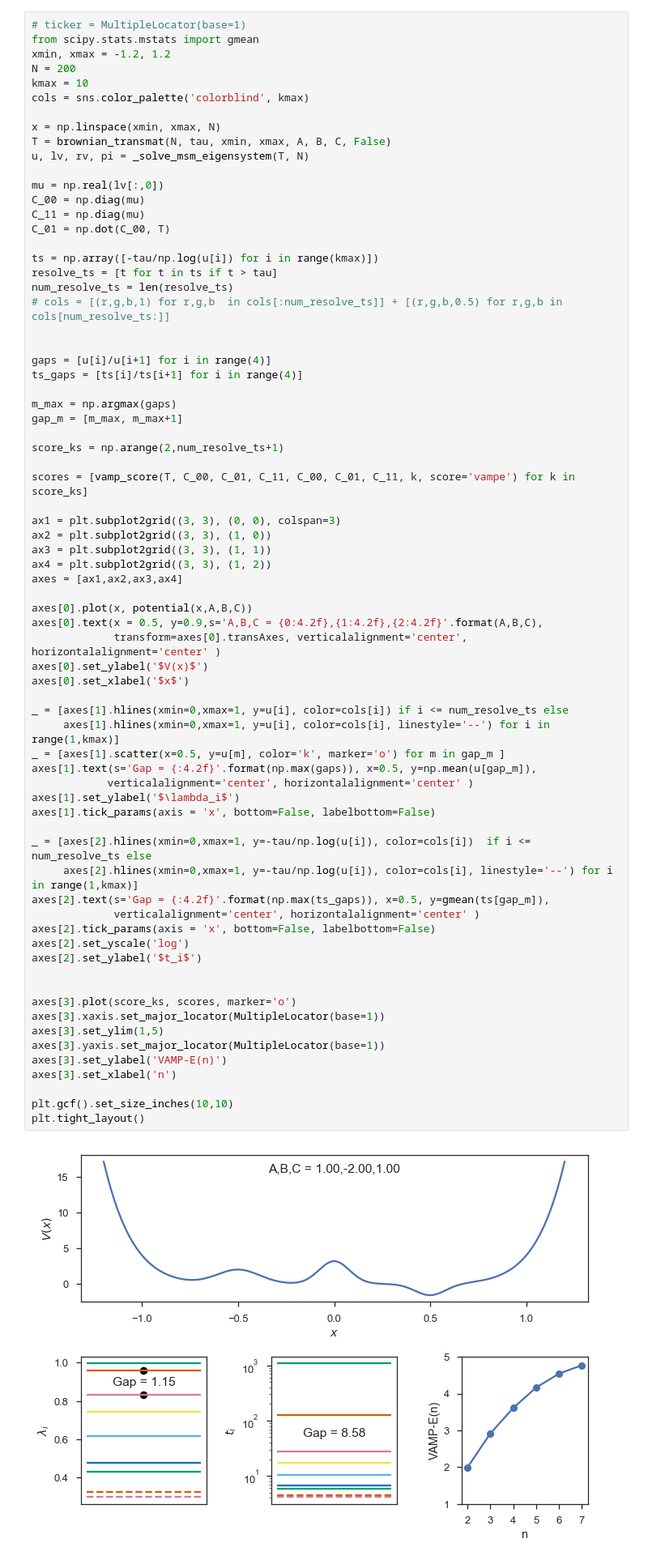
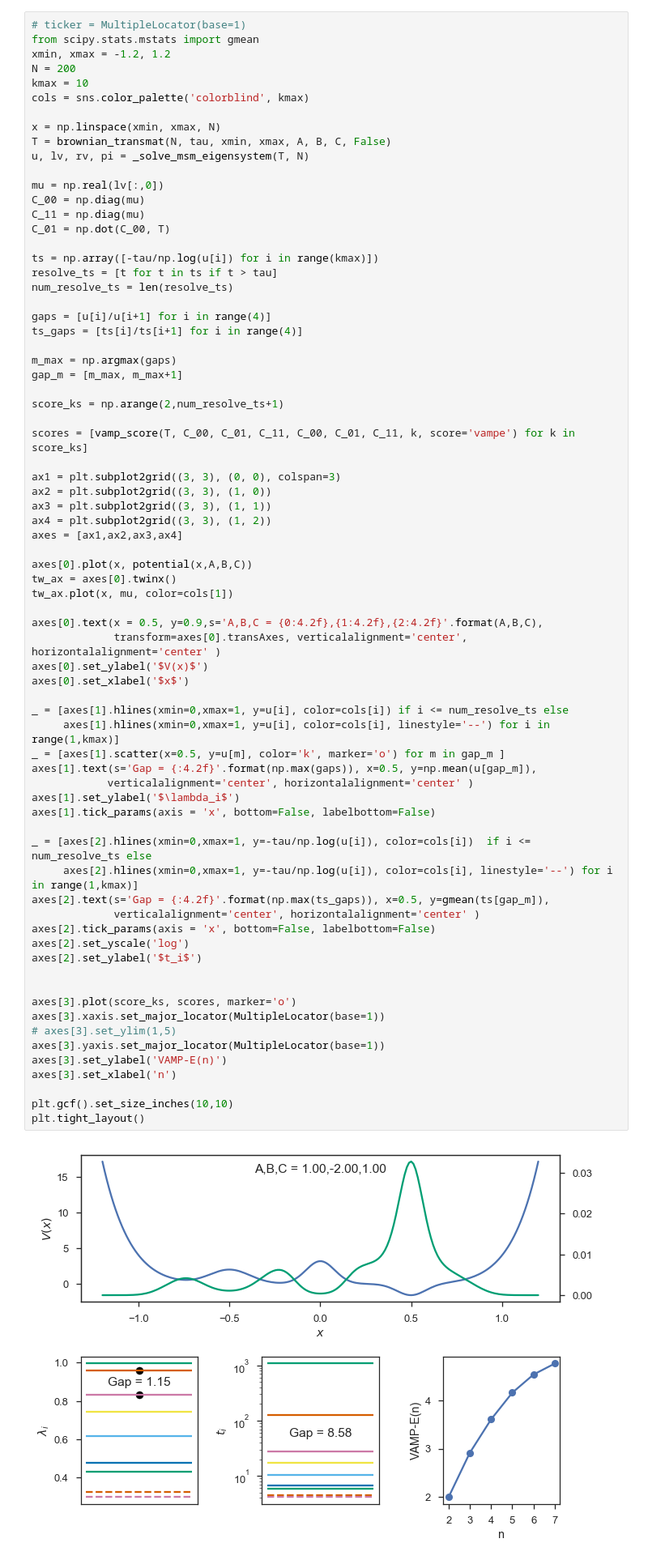
Before and after one commit to RobertArbon/four_well_analysis, a Jupyter notebook: Three-Four-Well-Selection/QuadWell Exact Values-Explorer.ipynb, the cells around one changed output. Shown: that part at 81% size. Saved outputs shown, nothing was run; the diff lists cells and outputs as text.

```diff
--- a/Three-Four-Well-Selection/QuadWell Exact Values-Explorer.ipynb
+++ b/Three-Four-Well-Selection/QuadWell Exact Values-Explorer.ipynb
@@ -116,8 +116,6 @@ C_01 = np.dot(C_00, T)
 ts = np.array([-tau/np.log(u[i]) for i in range(kmax)])
 resolve_ts = [t for t in ts if t > tau]
 num_resolve_ts = len(resolve_ts)
-# cols = [(r,g,b,1) for r,g,b  in cols[:num_resolve_ts]] + [(r,g,b,0.5) for r,g,b in cols[num_resolve_ts:]]
-
 
 gaps = [u[i]/u[i+1] for i in range(4)]
 ts_gaps = [ts[i]/ts[i+1] for i in range(4)]
@@ -136,39 +134,42 @@ ax4 = plt.subplot2grid((3, 3), (1, 2))
 axes = [ax1,ax2,ax3,ax4]
 
 axes[0].plot(x, potential(x,A,B,C))
+tw_ax = axes[0].twinx()
+tw_ax.plot(x, mu, color=cols[1])
+
 axes[0].text(x = 0.5, y=0.9,s='A,B,C = {0:4.2f},{1:4.2f},{2:4.2f}'.format(A,B,C),
              transform=axes[0].transAxes, verticalalignment='center', horizontalalignment='center' )
 axes[0].set_ylabel('$V(x)$')
 axes[0].set_xlabel('$x$')
 
 _ = [axes[1].hlines(xmin=0,xmax=1, y=u[i], color=cols[i]) if i <= num_resolve_ts else
      axes[1].hlines(xmin=0,xmax=1, y=u[i], color=cols[i], linestyle='--') for i in range(1,kmax)]
 _ = [axes[1].scatter(x=0.5, y=u[m], color='k', marker='o') for m in gap_m ]
 axes[1].text(s='Gap = {:4.2f}'.format(np.max(gaps)), x=0.5, y=np.mean(u[gap_m]),
             verticalalignment='center', horizontalalignment='center' )
 axes[1].set_ylabel('$\lambda_i$')
 axes[1].tick_params(axis = 'x', bottom=False, labelbottom=False)
 
 _ = [axes[2].hlines(xmin=0,xmax=1, y=-tau/np.log(u[i]), color=cols[i])  if i <= num_resolve_ts else
      axes[2].hlines(xmin=0,xmax=1, y=-tau/np.log(u[i]), color=cols[i], linestyle='--') for i in range(1,kmax)]
 axes[2].text(s='Gap = {:4.2f}'.format(np.max(ts_gaps)), x=0.5, y=gmean(ts[gap_m]),
              verticalalignment='center', horizontalalignment='center' )
 axes[2].tick_params(axis = 'x', bottom=False, labelbottom=False)
 axes[2].set_yscale('log')
 axes[2].set_ylabel('$t_i$')
 
 
 axes[3].plot(score_ks, scores, marker='o')
 axes[3].xaxis.set_major_locator(MultipleLocator(base=1))
-axes[3].set_ylim(1,5)
+# axes[3].set_ylim(1,5)
 axes[3].yaxis.set_major_locator(MultipleLocator(base=1))
 axes[3].set_ylabel('VAMP-E(n)')
 axes[3].set_xlabel('n')
 
 plt.gcf().set_size_inches(10,10)
 plt.tight_layout()
 # %% [output]
-[figure, old version]
+[figure, new version]
 # %% [markdown]
 ### Lag time/implied timescales/separation.
 
```
